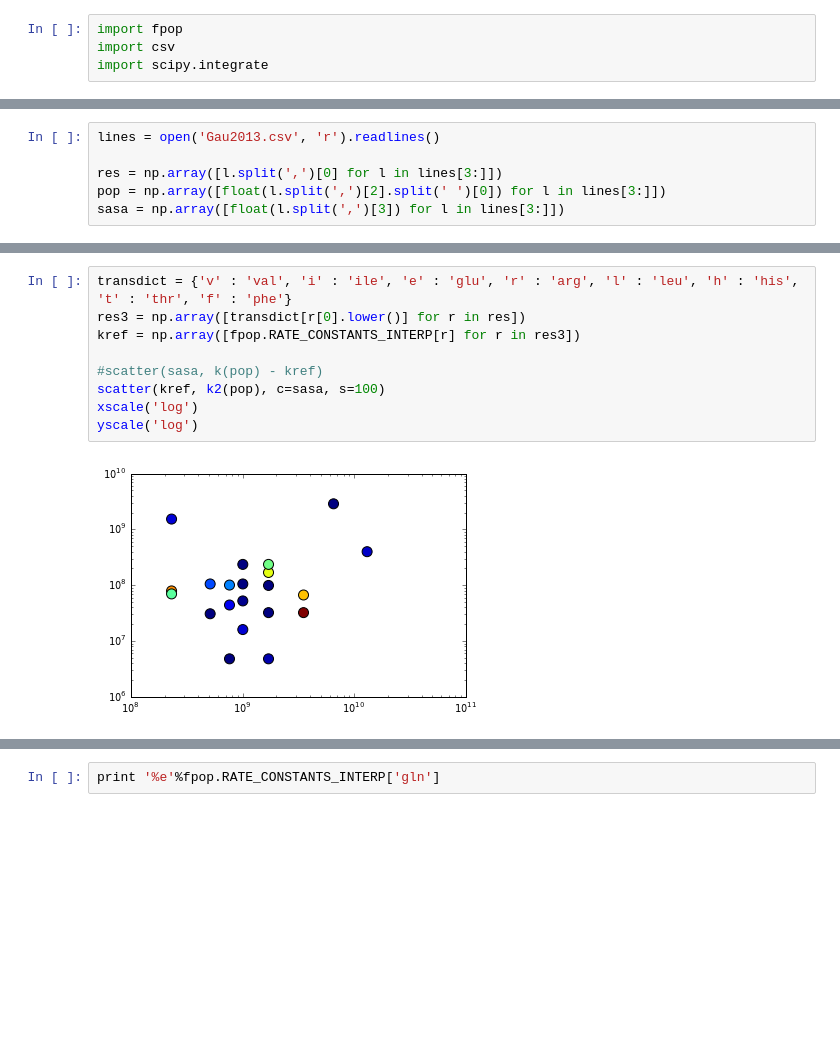
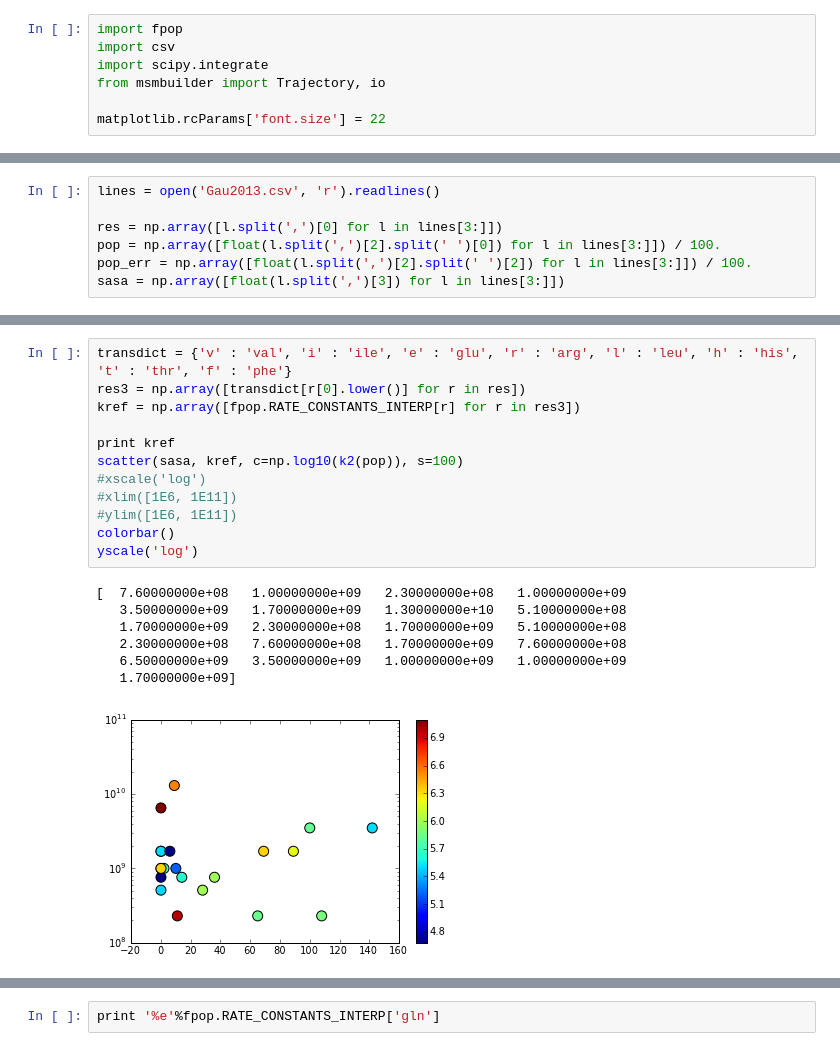
Before and after one commit to schwancr/exchange, a Jupyter notebook: data/data.ipynb, the cells around one changed output, grey strips where cells are left out. Drawn from its saved outputs; the diff is of its cells as text; blank space fills up the shorter version.

```diff
--- a/data/data.ipynb
+++ b/data/data.ipynb
@@ -2,3 +2,6 @@
 import fpop
 import csv
 import scipy.integrate
+from msmbuilder import Trajectory, io
+
+matplotlib.rcParams['font.size'] = 22
@@ -29,5 +9,6 @@ fpop.RATE_CONSTANTS_INTERP
 lines = open('Gau2013.csv', 'r').readlines()
 
 res = np.array([l.split(',')[0] for l in lines[3:]])
-pop = np.array([float(l.split(',')[2].split(' ')[0]) for l in lines[3:]])
+pop = np.array([float(l.split(',')[2].split(' ')[0]) for l in lines[3:]]) / 100.
+pop_err = np.array([float(l.split(',')[2].split(' ')[2]) for l in lines[3:]]) / 100.
 sasa = np.array([float(l.split(',')[3]) for l in lines[3:]])
@@ -110,11 +77,20 @@ plot(fs, k2(fs), color='blue', lw=3, ls='dotted')
 # %%
 transdict = {'v' : 'val', 'i' : 'ile', 'e' : 'glu', 'r' : 'arg', 'l' : 'leu', 'h' : 'his', 't' : 'thr', 'f' : 'phe'}
 res3 = np.array([transdict[r[0].lower()] for r in res])
 kref = np.array([fpop.RATE_CONSTANTS_INTERP[r] for r in res3])
 
-#scatter(sasa, k(pop) - kref)
-scatter(kref, k2(pop), c=sasa, s=100)
-xscale('log')
+print kref
+scatter(sasa, kref, c=np.log10(k2(pop)), s=100)
+#xscale('log')
+#xlim([1E6, 1E11])
+#ylim([1E6, 1E11])
+colorbar()
 yscale('log')
 # %% [output]
+[  7.60000000e+08   1.00000000e+09   2.30000000e+08   1.00000000e+09
+   3.50000000e+09   1.70000000e+09   1.30000000e+10   5.10000000e+08
+   1.70000000e+09   2.30000000e+08   1.70000000e+09   5.10000000e+08
+   2.30000000e+08   7.60000000e+08   1.70000000e+09   7.60000000e+08
+   6.50000000e+09   3.50000000e+09   1.00000000e+09   1.00000000e+09
+   1.70000000e+09]
-[figure, old version]
+[figure, new version]
```
Also changed, not shown: parts of 14 cells of this notebook, 9 other files.
